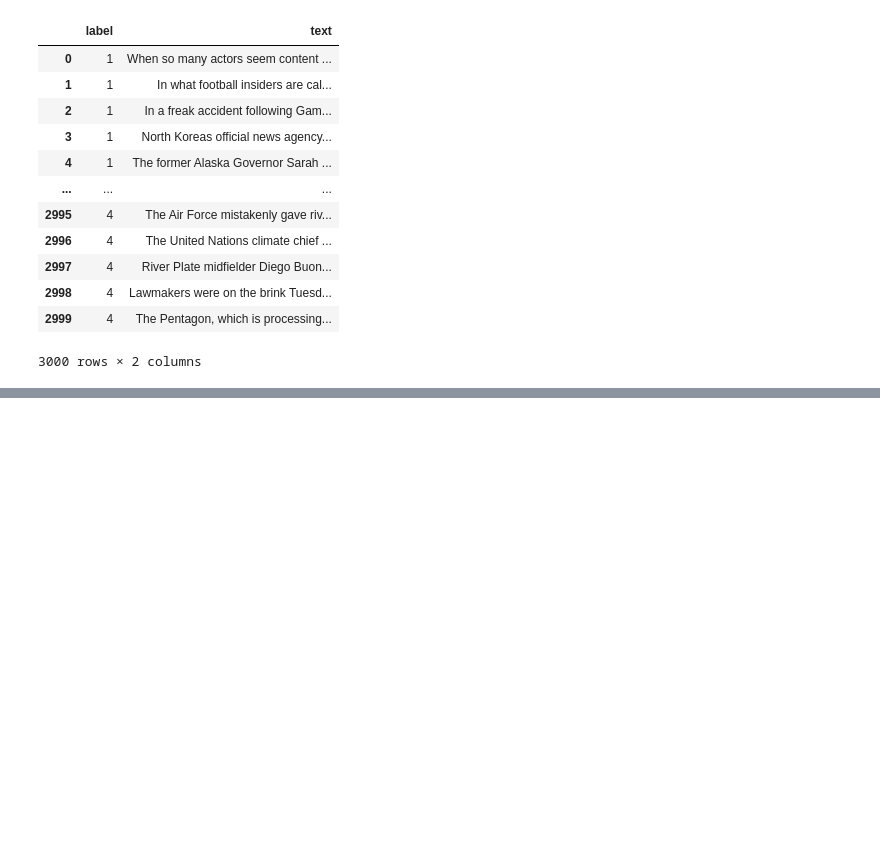
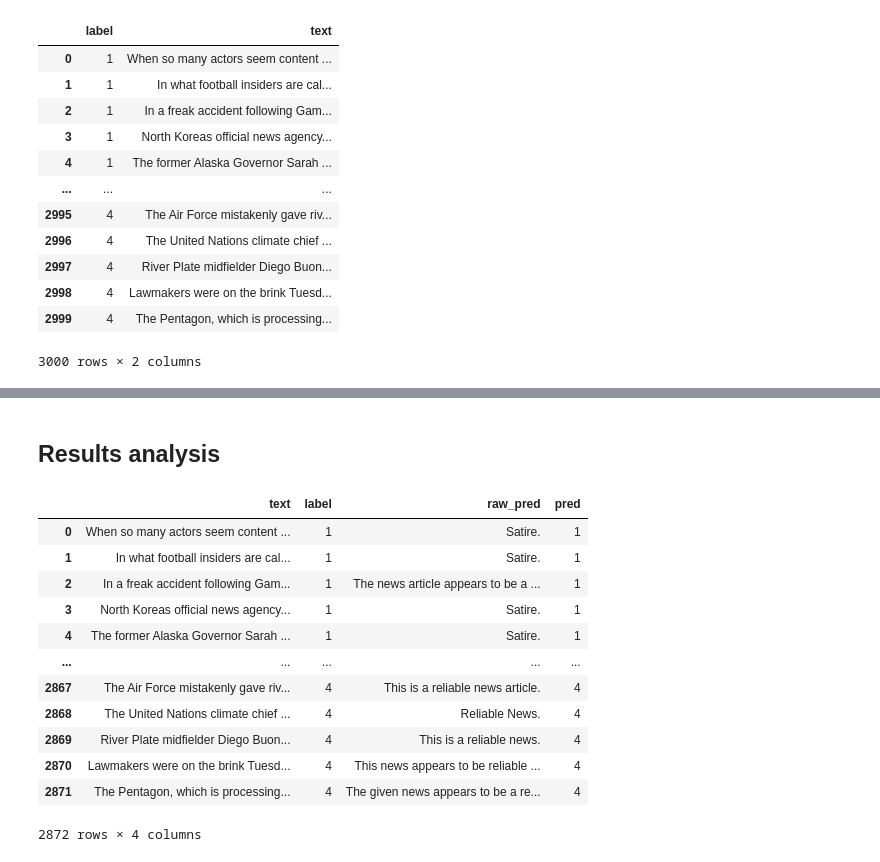
Before and after one commit to ljhgabe/CS4248-Team15-LUN, a Jupyter notebook: code/prompt_experiments.ipynb, the cells around one changed output, grey strips where cells are left out. Drawn from its saved outputs; the diff is of its cells as text; code cells hidden in the pictures; blank space fills up the shorter version.

```diff
--- a/code/prompt_experiments.ipynb
+++ b/code/prompt_experiments.ipynb
@@ -96,0 +270,19 @@ files.download('result_test.csv')
+# %% [markdown]
+## Results analysis
+# %%
+test_pred = pd.read_csv('result_test.csv')
+test_pred
+# %% [output]
+|  | text | label | raw_pred | pred |
+| 0 | When so many actors seem content ... | 1 | Satire. | 1 |
+| 1 | In what football insiders are cal... | 1 | Satire. | 1 |
+| 2 | In a freak accident following Gam... | 1 | The news article appears to be a ... | 1 |
+| 3 | North Koreas official news agency... | 1 | Satire. | 1 |
+| 4 | The former Alaska Governor Sarah ... | 1 | Satire. | 1 |
+| ... | ... | ... | ... | ... |
+| 2867 | The Air Force mistakenly gave riv... | 4 | This is a reliable news article. | 4 |
+| 2868 | The United Nations climate chief ... | 4 | Reliable News. | 4 |
+| 2869 | River Plate midfielder Diego Buon... | 4 | This is a reliable news. | 4 |
+| 2870 | Lawmakers were on the brink Tuesd... | 4 | This news appears to be reliable ... | 4 |
+| 2871 | The Pentagon, which is processing... | 4 | The given news appears to be a re... | 4 |
+2872 rows × 4 columns
```
Also changed, not shown: parts of 28 cells of this notebook.
